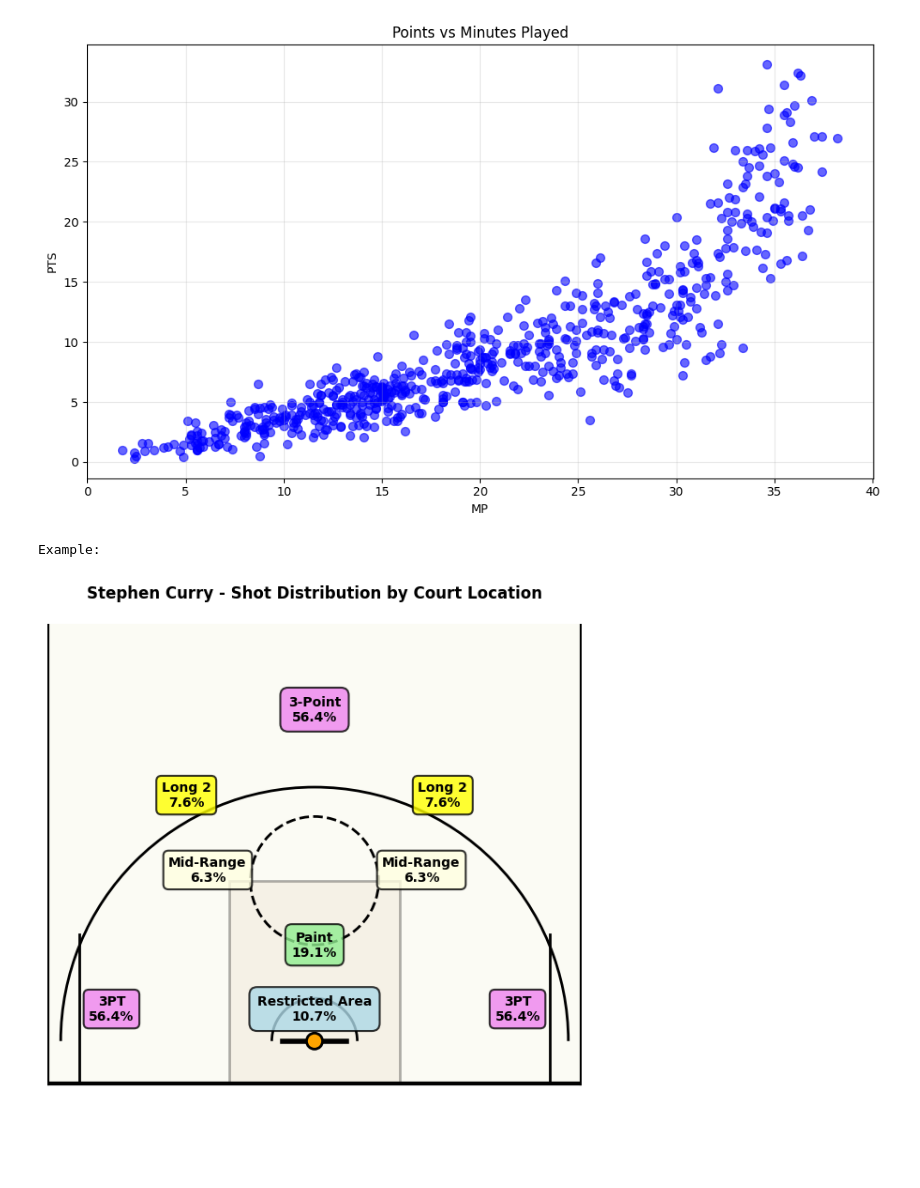
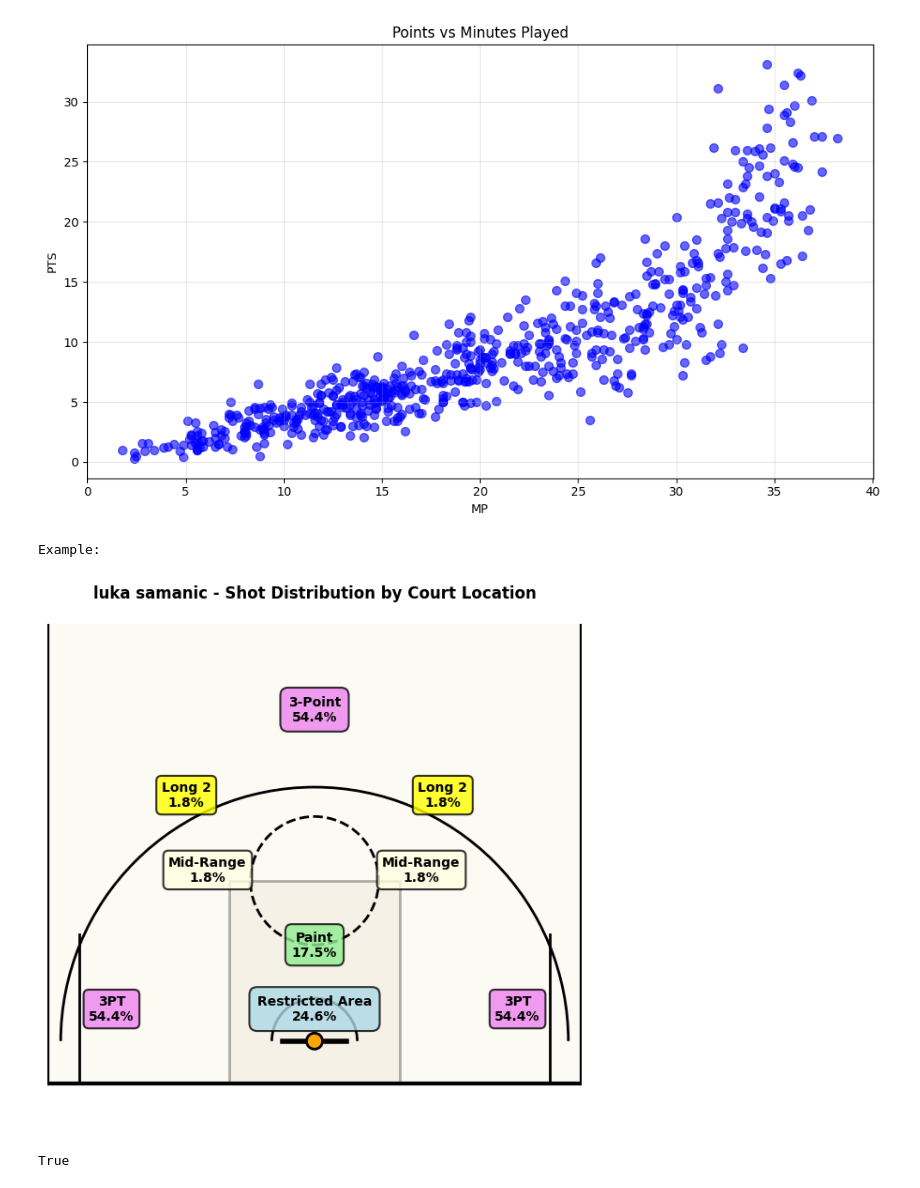
Before and after one commit to Konrad-Rejman/CS4042-Assessment-2, a Jupyter notebook: main.ipynb, the cells around one changed output. Drawn from its saved outputs; the diff is of its cells as text; code cells hidden in the pictures.

```diff
--- a/main.ipynb
+++ b/main.ipynb
@@ -542,11 +550,14 @@ Example:
 [figure]
 # %%
 def visualize_player_shooting_positions(df, player_name, figsize=(6, 6)):
-    player_data = df[df['Player'] == player_name]
+
+    player_name = normalizeName(player_name)
+
+    player_data = df[df['Player'].apply(normalizeName) == player_name]
 
     if player_data.empty:
         print(f"Player '{player_name}' not found in the dataset.")
-        return
+        return False
 
     player_row = player_data.iloc[0]
 
@@ -630,32 +641,35 @@ def visualize_player_shooting_positions(df, player_name, figsize=(6, 6)):
 
     # Mid-Range
     ax.text(-5, 10, f"Mid-Range\n{zones['Mid-Range']:.1f}%", ha='center', va='center', fontsize=small, weight='bold', bbox=dict(boxstyle='round,pad=0.4', facecolor='lightyellow', alpha=0.8, edgecolor='black', linewidth=1.5))
     ax.text(5, 10, f"Mid-Range\n{zones['Mid-Range']:.1f}%", ha='center', va='center', fontsize=small, weight='bold', bbox=dict(boxstyle='round,pad=0.4', facecolor='lightyellow', alpha=0.8, edgecolor='black', linewidth=1.5))
 
     # Long Mid-Range
     ax.text(-6, 13.5, f"Long 2\n{zones['Long Mid-Range']:.1f}%", ha='center', va='center', fontsize=small, weight='bold', bbox=dict(boxstyle='round,pad=0.4', facecolor='yellow', alpha=0.8, edgecolor='black', linewidth=1.5))
     ax.text(6, 13.5, f"Long 2\n{zones['Long Mid-Range']:.1f}%", ha='center', va='center', fontsize=small, weight='bold', bbox=dict(boxstyle='round,pad=0.4', facecolor='yellow', alpha=0.8, edgecolor='black', linewidth=1.5))
 
     # 3-Point zones
     ax.text(-9.5, 3.5, f"3PT\n{zones['3-Point']:.1f}%", ha='center', va='center', fontsize=small, weight='bold', bbox=dict(boxstyle='round,pad=0.4', facecolor='violet', alpha=0.8, edgecolor='black', linewidth=1.5))
     ax.text(9.5, 3.5, f"3PT\n{zones['3-Point']:.1f}%", ha='center', va='center', fontsize=small, weight='bold', bbox=dict(boxstyle='round,pad=0.4', facecolor='violet', alpha=0.8, edgecolor='black', linewidth=1.5))
     ax.text(0, 17.5, f"3-Point\n{zones['3-Point']:.1f}%", ha='center', va='center', fontsize=small, weight='bold', bbox=dict(boxstyle='round,pad=0.6', facecolor='violet', alpha=0.8, edgecolor='black', linewidth=1.5))
 
     #can adjust these dimensions as needed but generally works fine for visualisation
 
     # Add court background color
     court_bg = patches.Rectangle((-12.5, 0), 25, 23.5, linewidth=0,
                                  facecolor='beige', alpha=0.3, zorder=-1)
     ax.add_patch(court_bg)
 
     ax.set_title(f"{player_name} - Shot Distribution by Court Location", fontsize=12, weight='bold', pad=20)
     ax.axis('off')
     plt.tight_layout()
     plt.show()
 
+    return True
+
 # Example
 print("Example:")
-visualize_player_shooting_positions(s, 'Stephen Curry')
+visualize_player_shooting_positions(s, 'Luka Šamanic')
 # %% [output]
 Example:
-[figure, old version]
+[figure, new version]
+True
```
Also changed, not shown: parts of 4 cells of this notebook.
